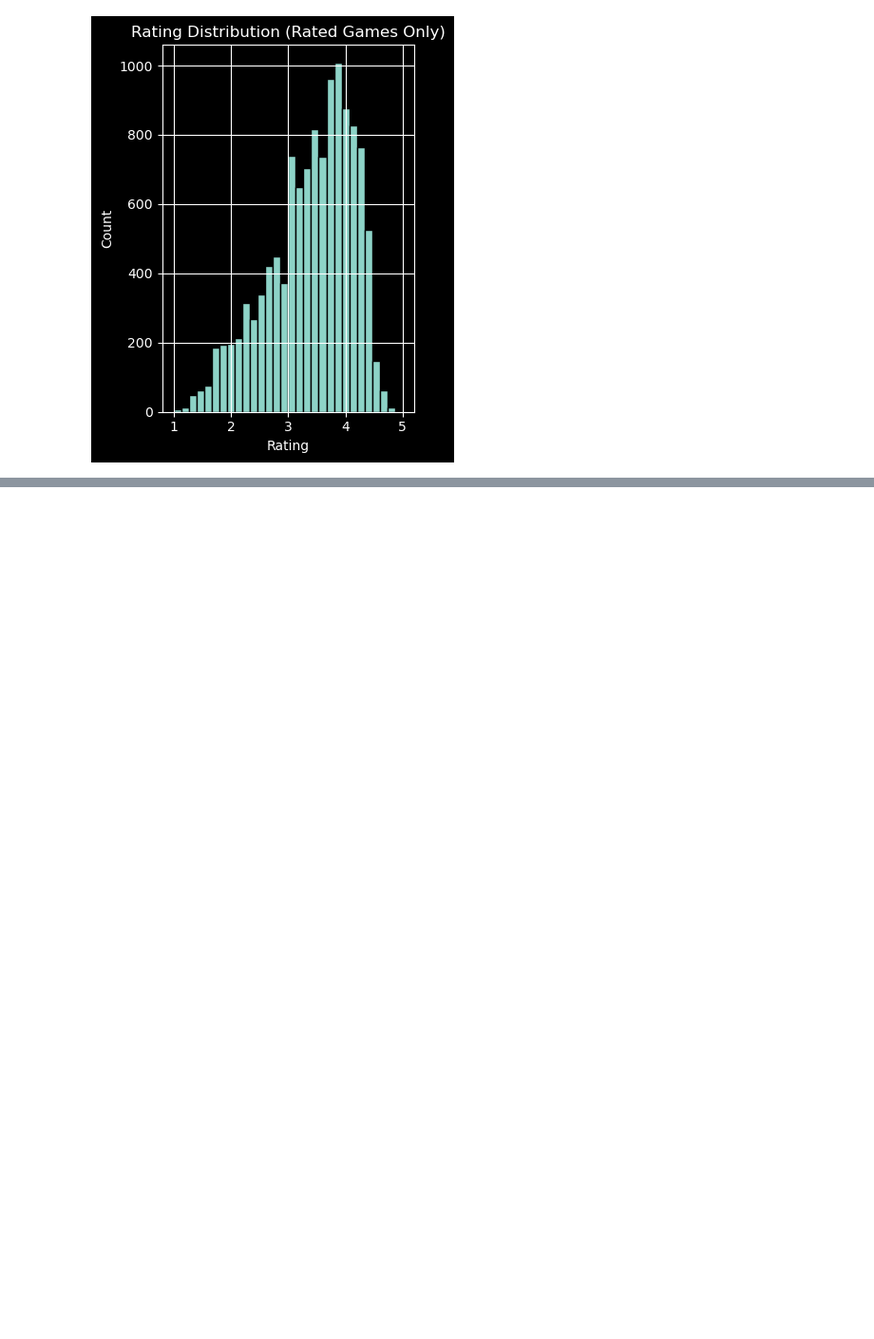
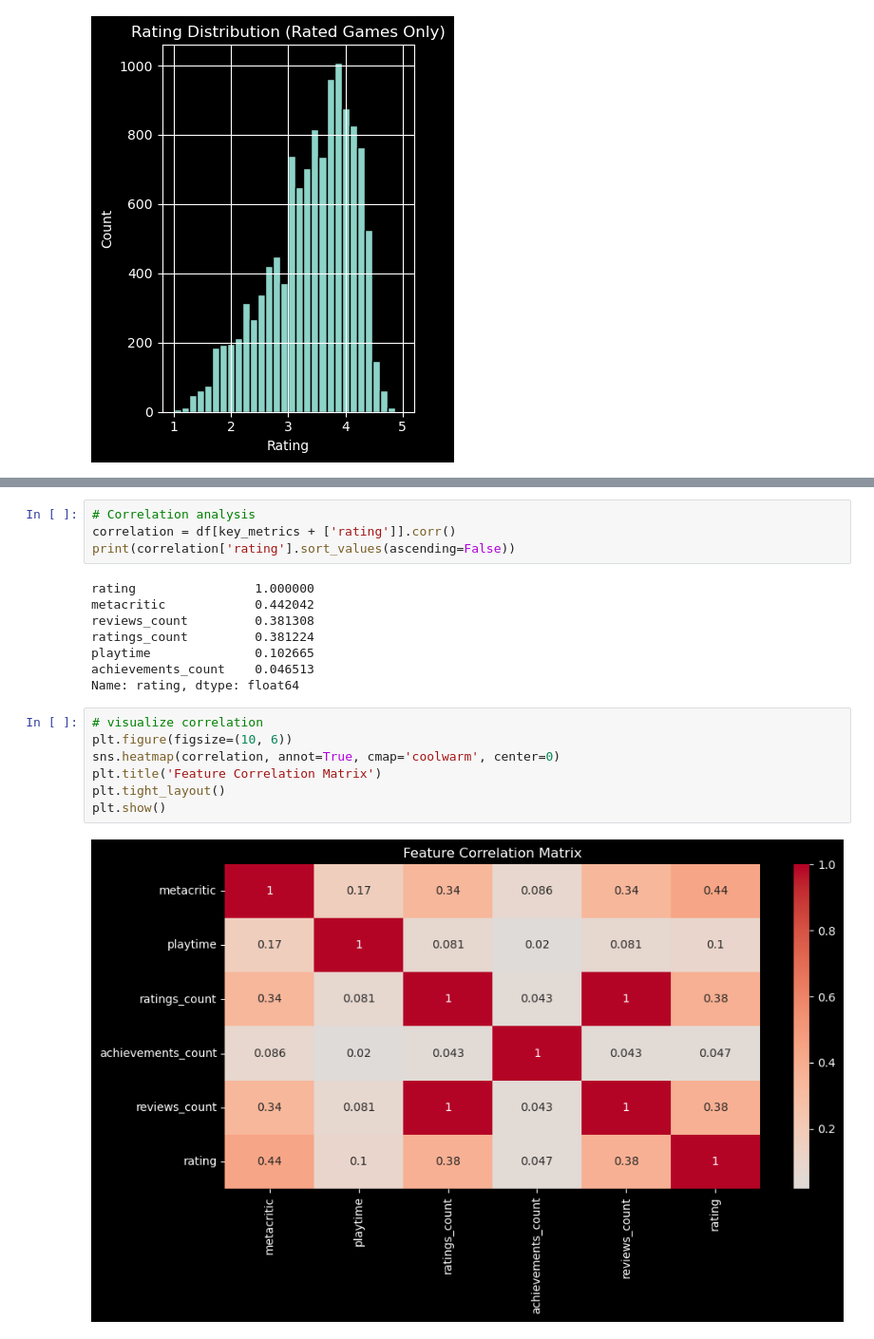
Before and after one commit to anushka-rodrigo/Gamified_ML, a Jupyter notebook: notebook/gamifiedML.ipynb, the cells around one changed output, grey strips where cells are left out. Shown at 95% size. Cells and saved outputs as stored; diff of their text form; blank space fills up the shorter version.

```diff
--- a/notebook/gamifiedML.ipynb
+++ b/notebook/gamifiedML.ipynb
@@ -202,0 +261,21 @@ plt.show()
+# %%
+# Correlation analysis
+correlation = df[key_metrics + ['rating']].corr()
+print(correlation['rating'].sort_values(ascending=False))
+# %% [output]
+rating                1.000000
+metacritic            0.442042
+reviews_count         0.381308
+ratings_count         0.381224
+playtime              0.102665
+achievements_count    0.046513
+Name: rating, dtype: float64
+# %%
+# visualize correlation
+plt.figure(figsize=(10, 6))
+sns.heatmap(correlation, annot=True, cmap='coolwarm', center=0)
+plt.title('Feature Correlation Matrix')
+plt.tight_layout()
+plt.show()
+# %% [output]
+[figure, added]
```
Also changed, not shown: parts of 5 cells of this notebook.
